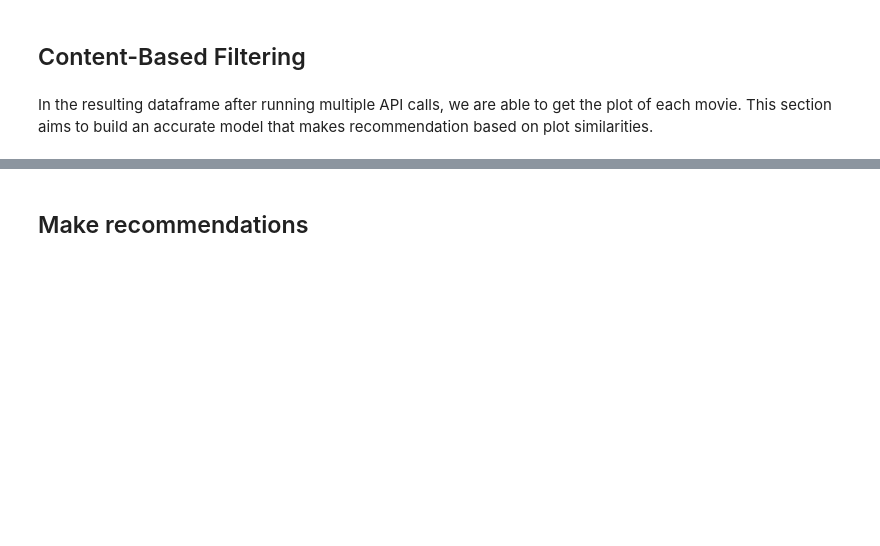
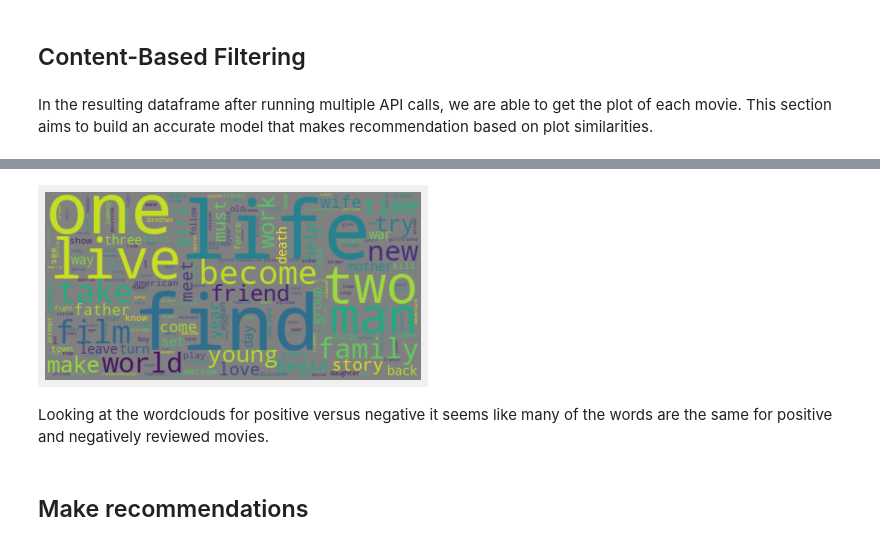
Before and after one commit to CaryMosley/Mod4ProjectRecommendation, a Jupyter notebook: RecSystem.ipynb, the cells around one changed output, grey strips where cells are left out. Drawn from its saved outputs; the diff is of its cells as text; code cells hidden in the pictures; blank space fills up the shorter version.

```diff
--- a/RecSystem.ipynb
+++ b/RecSystem.ipynb
@@ -1027,2 +1029,8 @@ recommend('Batman (1989)')
+# %%
+generate_wordcloud(positive)
+# %% [output]
+[figure, added]
+# %% [markdown]
+Looking at the wordclouds for positive versus negative it seems like many of the words are the same for positive and negatively reviewed movies.
 # %% [markdown]
 ## Make recommendations
```
Also changed, not shown: parts of 38 cells of this notebook.
